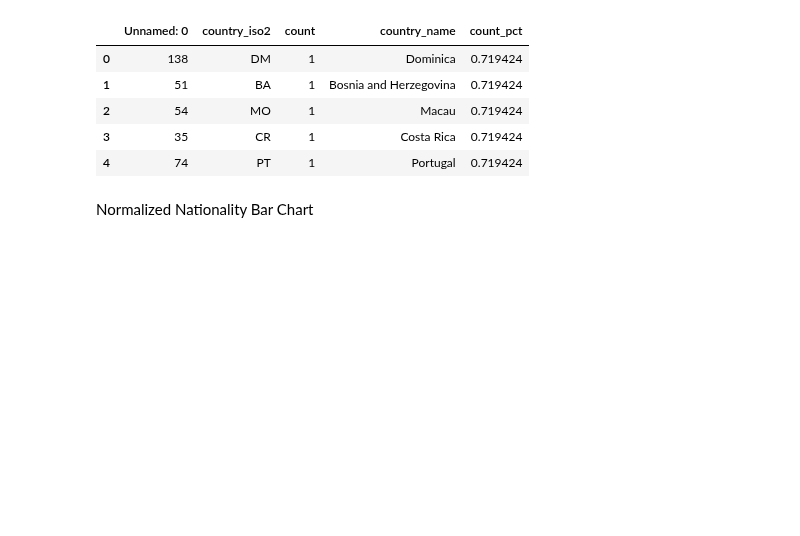
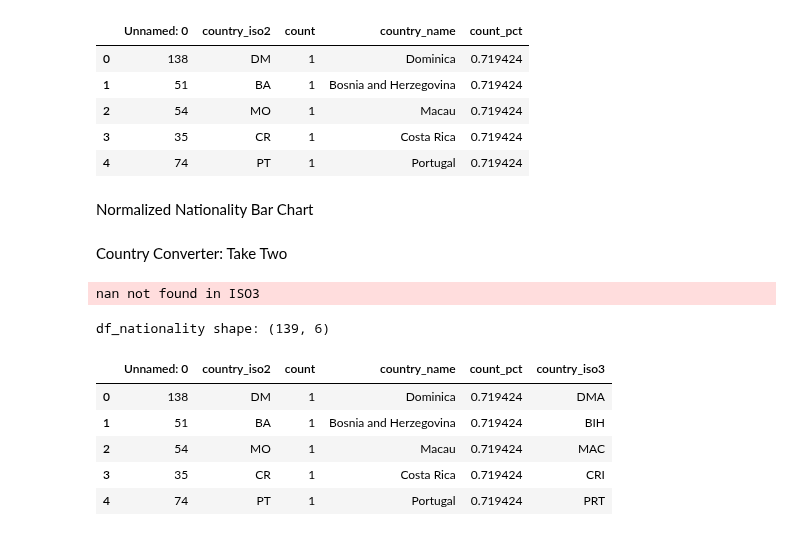
Before and after one commit to micahondiwa/applied-data-science, a Jupyter notebook: 0x06-ab_testing/0-meet_course_applicants.ipynb, the cells around one changed output. Drawn from its saved outputs; the diff is of its cells as text; code cells hidden in the pictures; blank space fills up the shorter version.

Commit message:
Country Converter: Open-Source Software

```diff
--- a/0x06-ab_testing/0-meet_course_applicants.ipynb
+++ b/0x06-ab_testing/0-meet_course_applicants.ipynb
@@ -102,3 +102,19 @@ fig = px.bar(
 fig.update_layout(xaxis_title="Frequency [%]", yaxis_title="County")
 # fig.show("png")
 fig.show()
+# %% [markdown]
+Country Converter: Take Two
+# %%
+df_nationality["country_iso3"] = cc.convert(df_nationality["country_iso2"], to="ISO3")
+
+print("df_nationality shape:", df_nationality.shape)
+df_nationality.head()
+# %% [output]
+nan not found in ISO3
+df_nationality shape: (139, 6)
+|  | Unnamed: 0 | country_iso2 | count | country_name | count_pct | country_iso3 |
+| 0 | 138 | DM | 1 | Dominica | 0.719424 | DMA |
+| 1 | 51 | BA | 1 | Bosnia and Herzegovina | 0.719424 | BIH |
+| 2 | 54 | MO | 1 | Macau | 0.719424 | MAC |
+| 3 | 35 | CR | 1 | Costa Rica | 0.719424 | CRI |
+| 4 | 74 | PT | 1 | Portugal | 0.719424 | PRT |
```
